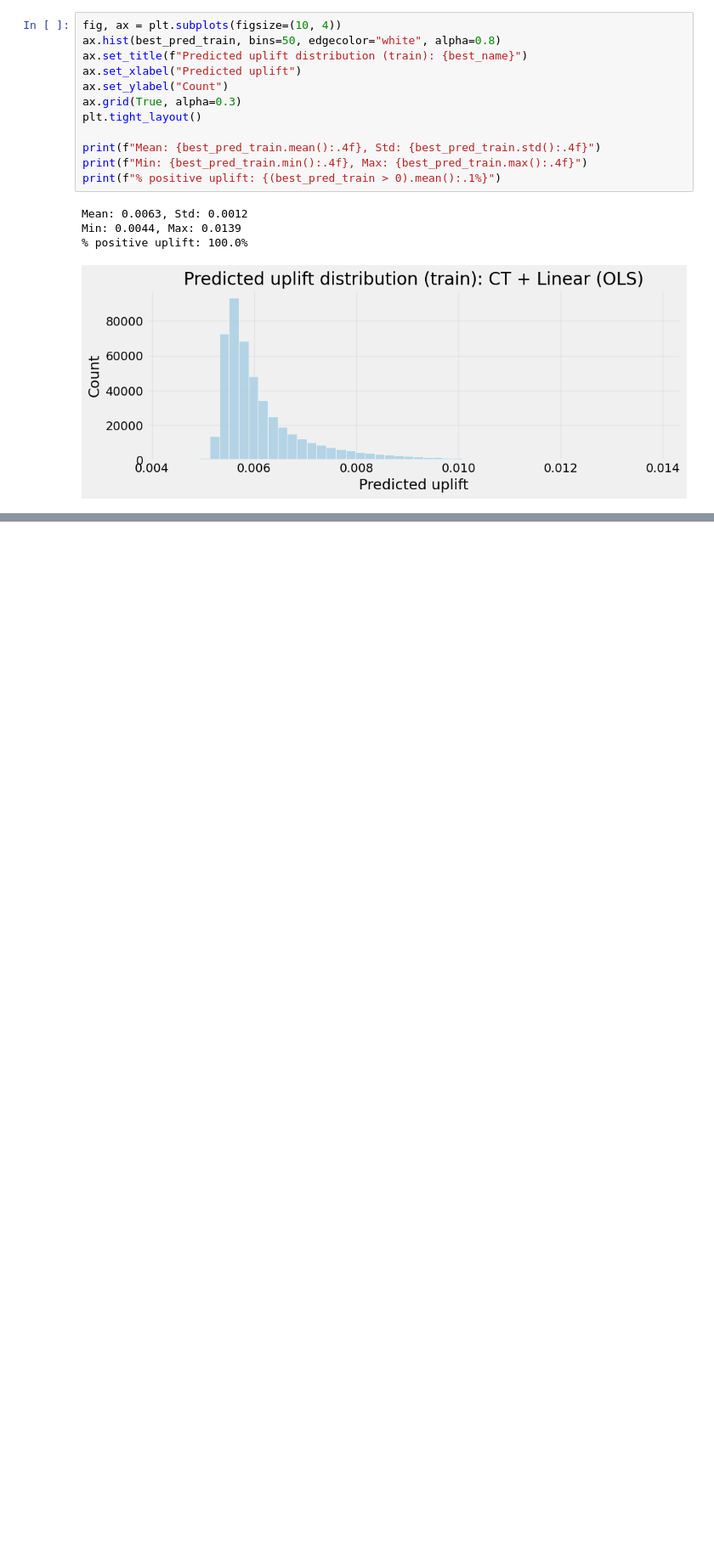
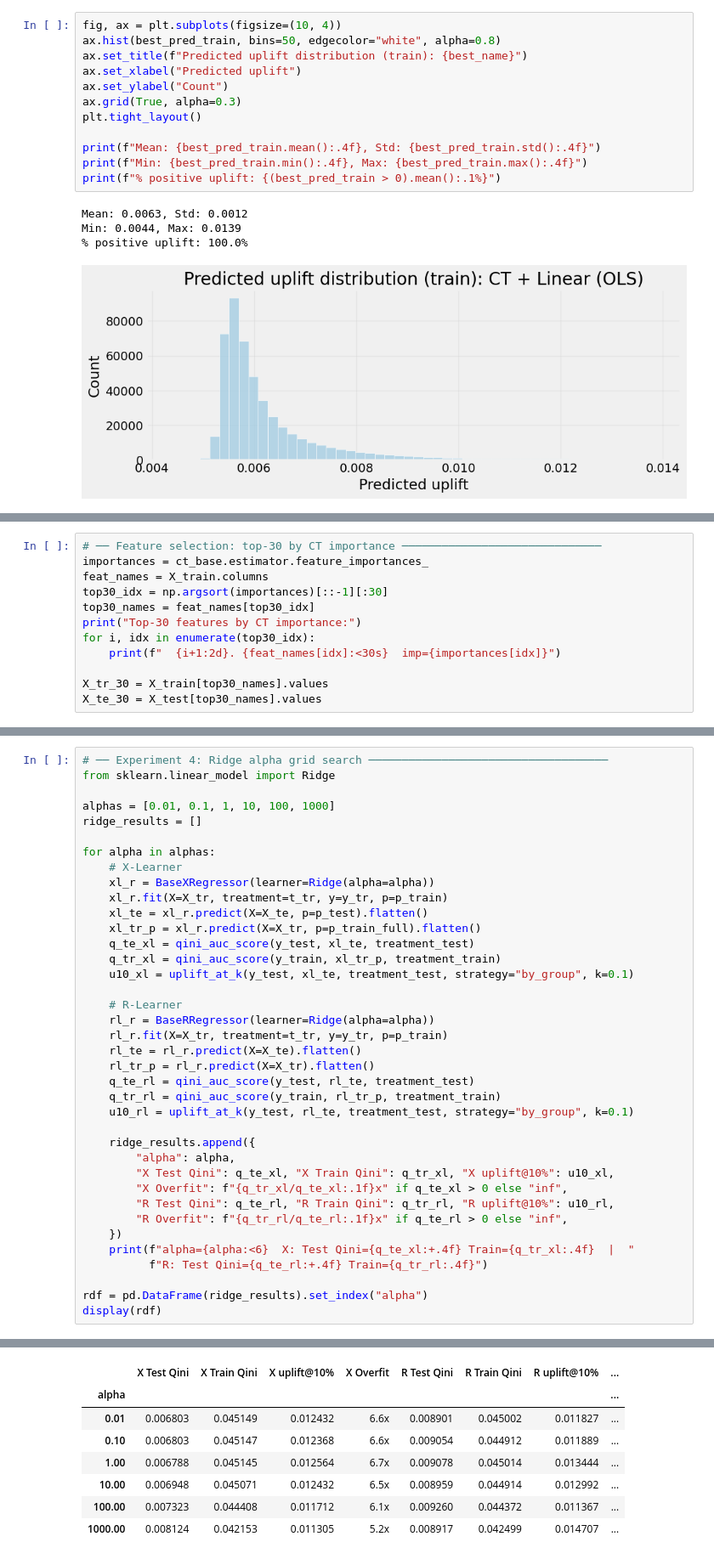
Before and after one commit to Xlemon5/lenta-uplift-modeling, a Jupyter notebook: modeling_core_models.ipynb, the cells around one changed output, grey strips where cells are left out. Shown at 85% size. Cells and saved outputs as stored; diff of their text form; blank space fills up the shorter version.

```diff
--- a/modeling_core_models.ipynb
+++ b/modeling_core_models.ipynb
@@ -413,0 +411,12 @@ Min: 0.0044, Max: 0.0139
+# %%
+# ── Feature selection: top-30 by CT importance ──────────────────────────────
+importances = ct_base.estimator.feature_importances_
+feat_names = X_train.columns
+top30_idx = np.argsort(importances)[::-1][:30]
+top30_names = feat_names[top30_idx]
+print("Top-30 features by CT importance:")
+for i, idx in enumerate(top30_idx):
+    print(f"  {i+1:2d}. {feat_names[idx]:<30s}  imp={importances[idx]}")
+
+X_tr_30 = X_train[top30_names].values
+X_te_30 = X_test[top30_names].values
@@ -413,0 +716,39 @@ Min: 0.0044, Max: 0.0139
+# %%
+# ── Experiment 4: Ridge alpha grid search ────────────────────────────────────
+from sklearn.linear_model import Ridge
+
+alphas = [0.01, 0.1, 1, 10, 100, 1000]
+ridge_results = []
+
+for alpha in alphas:
+    # X-Learner
+    xl_r = BaseXRegressor(learner=Ridge(alpha=alpha))
+    xl_r.fit(X=X_tr, treatment=t_tr, y=y_tr, p=p_train)
+    xl_te = xl_r.predict(X=X_te, p=p_test).flatten()
+    xl_tr_p = xl_r.predict(X=X_tr, p=p_train_full).flatten()
+    q_te_xl = qini_auc_score(y_test, xl_te, treatment_test)
+    q_tr_xl = qini_auc_score(y_train, xl_tr_p, treatment_train)
+    u10_xl = uplift_at_k(y_test, xl_te, treatment_test, strategy="by_group", k=0.1)
+
+    # R-Learner
+    rl_r = BaseRRegressor(learner=Ridge(alpha=alpha))
+    rl_r.fit(X=X_tr, treatment=t_tr, y=y_tr, p=p_train)
+    rl_te = rl_r.predict(X=X_te).flatten()
+    rl_tr_p = rl_r.predict(X=X_tr).flatten()
+    q_te_rl = qini_auc_score(y_test, rl_te, treatment_test)
+    q_tr_rl = qini_auc_score(y_train, rl_tr_p, treatment_train)
+    u10_rl = uplift_at_k(y_test, rl_te, treatment_test, strategy="by_group", k=0.1)
+
+    ridge_results.append({
+        "alpha": alpha,
+        "X Test Qini": q_te_xl, "X Train Qini": q_tr_xl, "X uplift@10%": u10_xl,
+        "X Overfit": f"{q_tr_xl/q_te_xl:.1f}x" if q_te_xl > 0 else "inf",
+        "R Test Qini": q_te_rl, "R Train Qini": q_tr_rl, "R uplift@10%": u10_rl,
+        "R Overfit": f"{q_tr_rl/q_te_rl:.1f}x" if q_te_rl > 0 else "inf",
+    })
+    print(f"alpha={alpha:<6}  X: Test Qini={q_te_xl:+.4f} Train={q_tr_xl:.4f}  |  "
+          f"R: Test Qini={q_te_rl:+.4f} Train={q_tr_rl:.4f}")
+
+rdf = pd.DataFrame(ridge_results).set_index("alpha")
+display(rdf)
+# %% [output]
@@ -413,0 +761,8 @@ Min: 0.0044, Max: 0.0139
+|  | X Test Qini | X Train Qini | X uplift@10% | X Overfit | R Test Qini | R Train Qini | R uplift@10% | ... |
+| alpha |  |  |  |  |  |  |  | ... |
+| 0.01 | 0.006803 | 0.045149 | 0.012432 | 6.6x | 0.008901 | 0.045002 | 0.011827 | ... |
+| 0.10 | 0.006803 | 0.045147 | 0.012368 | 6.6x | 0.009054 | 0.044912 | 0.011889 | ... |
+| 1.00 | 0.006788 | 0.045145 | 0.012564 | 6.7x | 0.009078 | 0.045014 | 0.013444 | ... |
+| 10.00 | 0.006948 | 0.045071 | 0.012432 | 6.5x | 0.008959 | 0.044914 | 0.012992 | ... |
+| 100.00 | 0.007323 | 0.044408 | 0.011712 | 6.1x | 0.009260 | 0.044372 | 0.011367 | ... |
+| 1000.00 | 0.008124 | 0.042153 | 0.011305 | 5.2x | 0.008917 | 0.042499 | 0.014707 | ... |
```
Also changed, not shown: parts of 10 cells of this notebook, 2 other files.
